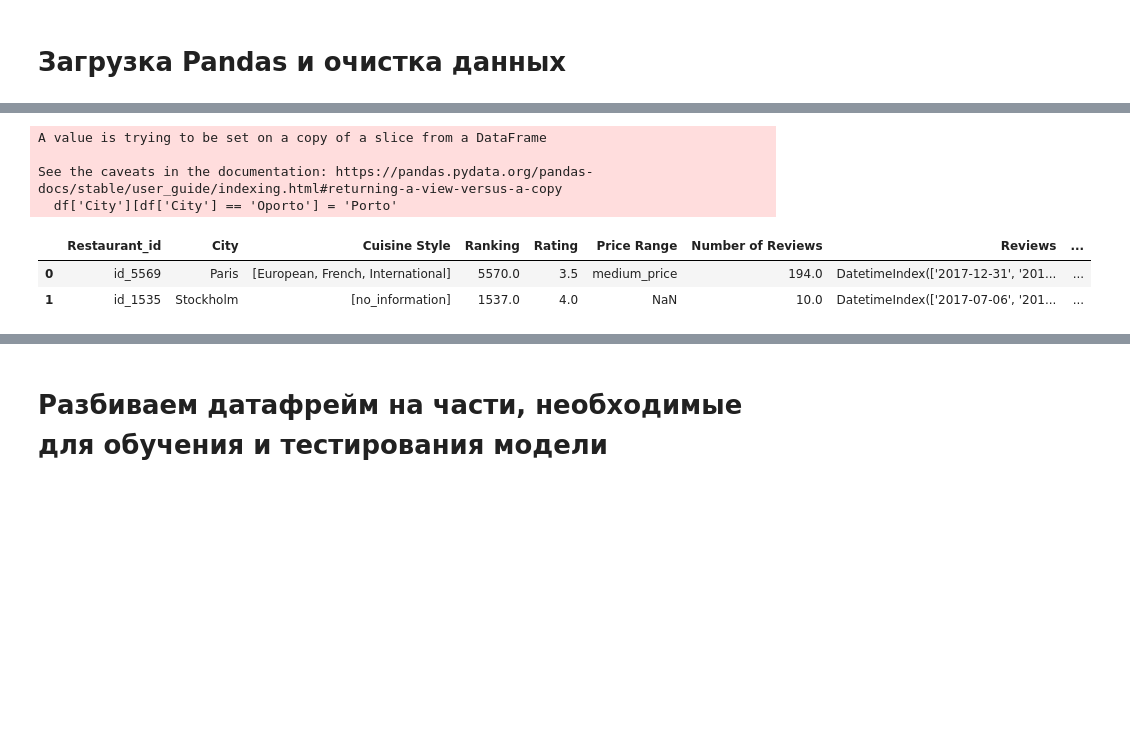
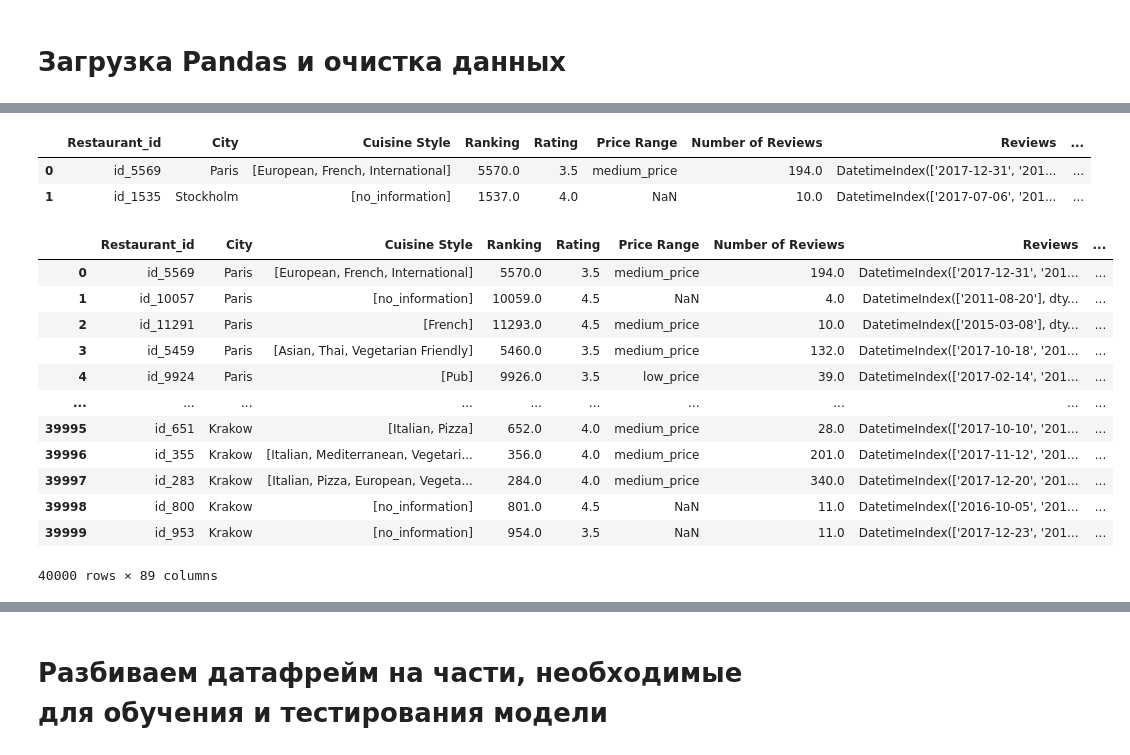
Before and after one commit to AlexanderPilshchikov/Git, a Jupyter notebook: module_3/your_first_model.ipynb, the cells around one changed output, grey strips where cells are left out. Saved outputs shown, nothing was run; the diff lists cells and outputs as text; code cells hidden in the pictures; blank space fills up the shorter version.

```diff
--- a/module_3/your_first_model.ipynb
+++ b/module_3/your_first_model.ipynb
@@ -40,12 +44,7 @@ df['Reviews'] = df['Reviews'].apply(lambda x: np.nan if len(x) == 0 else x)
 df['dif_day'] = df['Reviews'][df['Reviews'].isnull() == False].apply(lambda x: x[0] - x[-1])
 df['dif_day'] = df['dif_day'].apply(lambda x: x.days)
 
-df['City'][df['City'] == 'Oporto'] = 'Porto'
+df.loc[df['City'] == 'Oporto', 'City'] = 'Porto'
-# %% [output]
-A value is trying to be set on a copy of a slice from a DataFrame
-
-See the caveats in the documentation: https://pandas.pydata.org/pandas-docs/stable/user_guide/indexing.html#returning-a-view-versus-a-copy
-  df['City'][df['City'] == 'Oporto'] = 'Porto'
 # %%
 
 df['Price Range'] = df['Price Range'].apply(lambda x: 'low_price' if x == '$' else x)
@@ -87,3 +80,24 @@ for i in range(len(cities)):
 
 df['city_pop'] = df['City'].apply(lambda x: city_dict[x][0])
 df['city_val'] = df['City'].apply(lambda x: city_dict[x][-1])
+# %%
+# загружаем данные с парсинга
+# городов
+data_city = pd.read_csv('cities.csv')
+pattern_coord = re.compile('\d+[.]\d+')
+data_city.city_coord = data_city.city_coord.apply(
+    lambda x: pattern_coord.findall(x))
+data_city.city_coord = data_city.city_coord.apply(
+    lambda x: [float(x[0]), float(x[1])])
+# ресторанов
+data_rest = pd.read_csv('rest_pars.csv')
+pattern_text = re.compile('\w+\s*\w*')
+data_rest.meals = data_rest.meals.apply(
+    lambda x: pattern_text.findall(x) if type(x) == str else x)
+data_rest.rub_max = data_rest.rub_max.apply(
+    lambda x: float(x) if type(x) == str else x)
+data_rest.rest_coord = data_rest.rest_coord.apply(
+    lambda x: pattern_coord.findall(x) if type(x) == str else x)
+
+df = df.merge(data_city)
+df = df.merge(data_rest, how = 'outer')
@@ -89,0 +106,16 @@ df['city_val'] = df['City'].apply(lambda x: city_dict[x][-1])
+# %%
+df
+# %% [output]
+|  | Restaurant_id | City | Cuisine Style | Ranking | Rating | Price Range | Number of Reviews | Reviews | ... |
+| 0 | id_5569 | Paris | [European, French, International] | 5570.0 | 3.5 | medium_price | 194.0 | DatetimeIndex(['2017-12-31', '201... | ... |
+| 1 | id_10057 | Paris | [no_information] | 10059.0 | 4.5 | NaN | 4.0 | DatetimeIndex(['2011-08-20'], dty... | ... |
+| 2 | id_11291 | Paris | [French] | 11293.0 | 4.5 | medium_price | 10.0 | DatetimeIndex(['2015-03-08'], dty... | ... |
+| 3 | id_5459 | Paris | [Asian, Thai, Vegetarian Friendly] | 5460.0 | 3.5 | medium_price | 132.0 | DatetimeIndex(['2017-10-18', '201... | ... |
+| 4 | id_9924 | Paris | [Pub] | 9926.0 | 3.5 | low_price | 39.0 | DatetimeIndex(['2017-02-14', '201... | ... |
+| ... | ... | ... | ... | ... | ... | ... | ... | ... | ... |
+| 39995 | id_651 | Krakow | [Italian, Pizza] | 652.0 | 4.0 | medium_price | 28.0 | DatetimeIndex(['2017-10-10', '201... | ... |
+| 39996 | id_355 | Krakow | [Italian, Mediterranean, Vegetari... | 356.0 | 4.0 | medium_price | 201.0 | DatetimeIndex(['2017-11-12', '201... | ... |
+| 39997 | id_283 | Krakow | [Italian, Pizza, European, Vegeta... | 284.0 | 4.0 | medium_price | 340.0 | DatetimeIndex(['2017-12-20', '201... | ... |
+| 39998 | id_800 | Krakow | [no_information] | 801.0 | 4.5 | NaN | 11.0 | DatetimeIndex(['2016-10-05', '201... | ... |
+| 39999 | id_953 | Krakow | [no_information] | 954.0 | 3.5 | NaN | 11.0 | DatetimeIndex(['2017-12-23', '201... | ... |
+40000 rows × 89 columns
```
Also changed, not shown: parts of 25 cells of this notebook, 3 other files.
